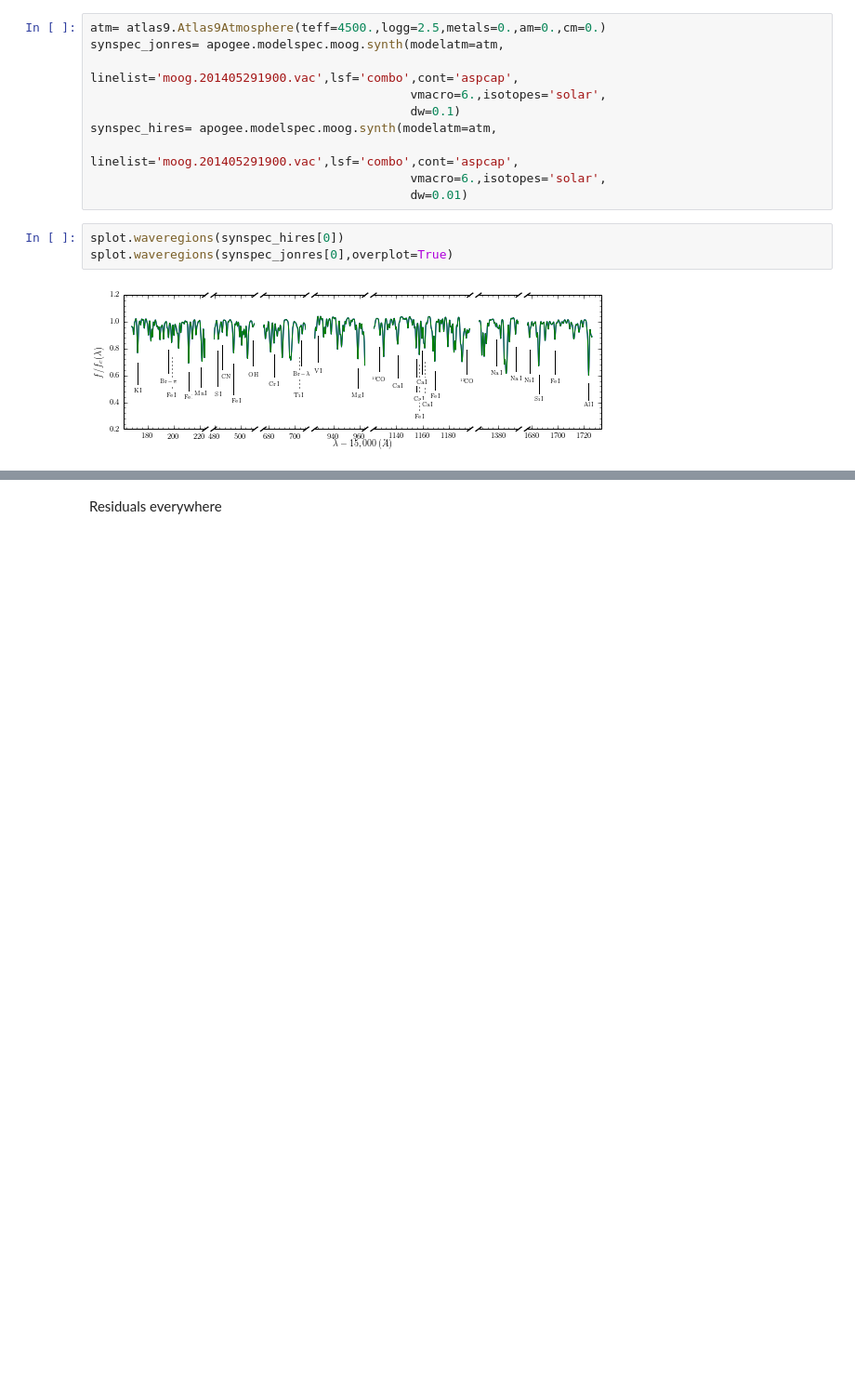
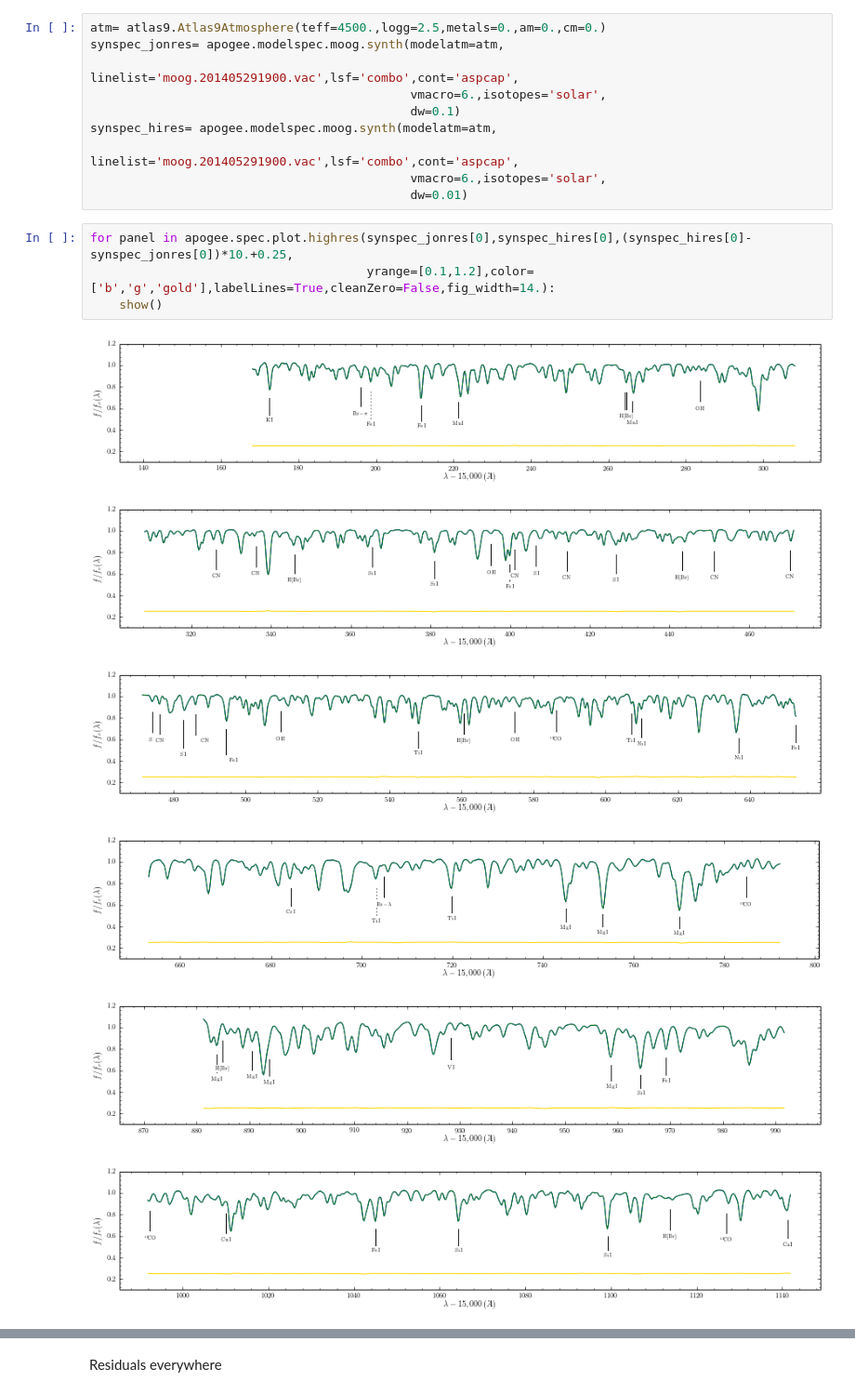
Before and after one commit to jobovy/misc-notebooks, a Jupyter notebook: apogee/apogee-moog-resolutioncheck.ipynb, the cells around one changed output, grey strips where cells are left out. Shown at 93% size. Saved outputs shown, nothing was run; the diff lists cells and outputs as text; blank space fills up the shorter version.

Commit message:
update MOOG check to plot 12 panels

```diff
--- a/apogee/apogee-moog-resolutioncheck.ipynb
+++ b/apogee/apogee-moog-resolutioncheck.ipynb
@@ -16,8 +16,14 @@ synspec_hires= apogee.modelspec.moog.synth(modelatm=atm,
                                             linelist='moog.201405291900.vac',lsf='combo',cont='aspcap',
                                             vmacro=6.,isotopes='solar',
                                             dw=0.01)
-# %%
-splot.waveregions(synspec_hires[0])
-splot.waveregions(synspec_jonres[0],overplot=True)
-# %% [output]
-[figure, removed]
+# %%
+for panel in apogee.spec.plot.highres(synspec_jonres[0],synspec_hires[0],(synspec_hires[0]-synspec_jonres[0])*10.+0.25,
+                                      yrange=[0.1,1.2],color=['b','g','gold'],labelLines=True,cleanZero=False,fig_width=14.):
+    show()
+# %% [output]
+[figure, added]
+[figure, added]
+[figure, added]
+[figure, added]
+[figure, added]
+[figure, added]
```
Also changed, not shown: parts of 2 cells of this notebook.
